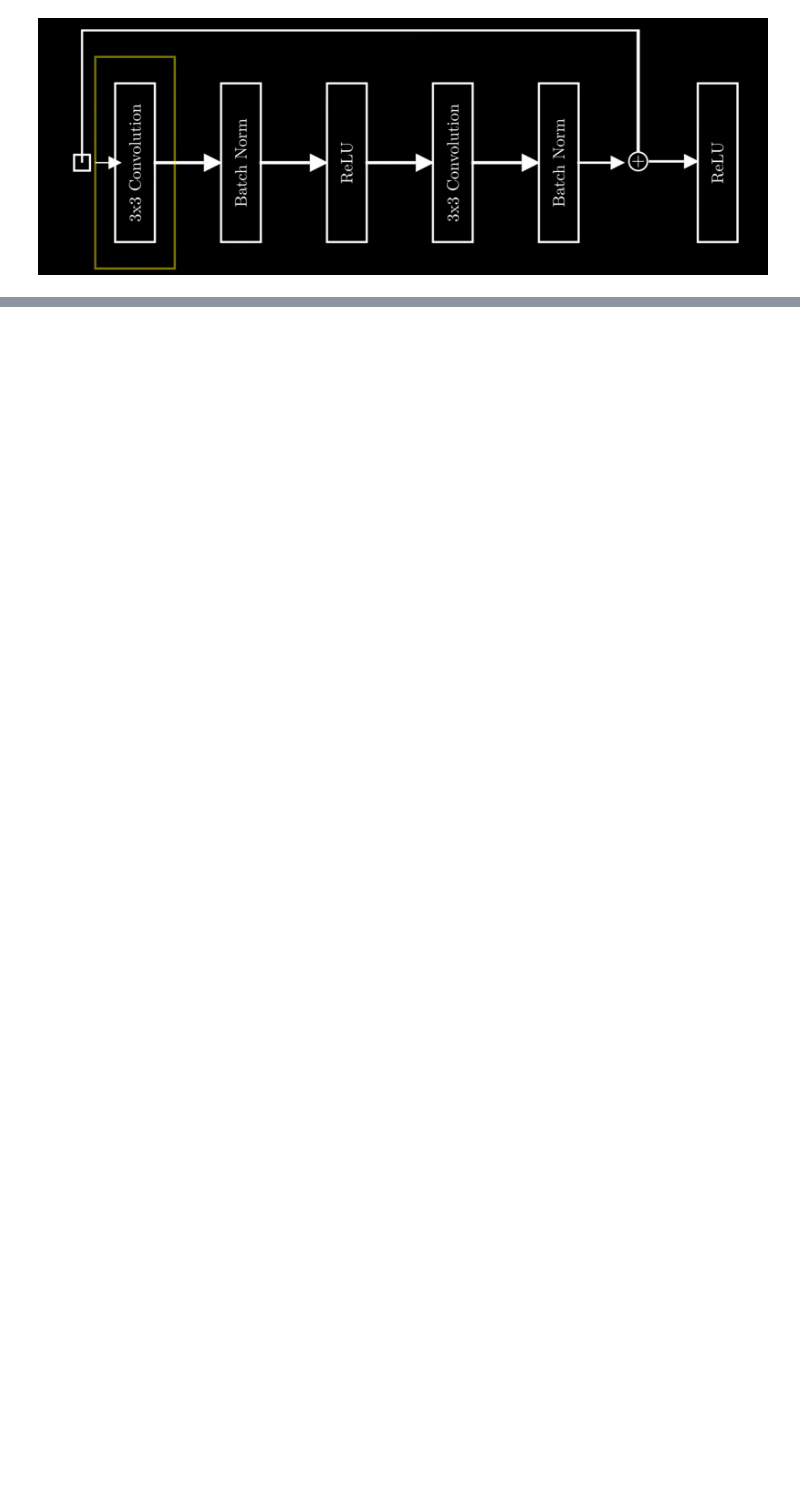
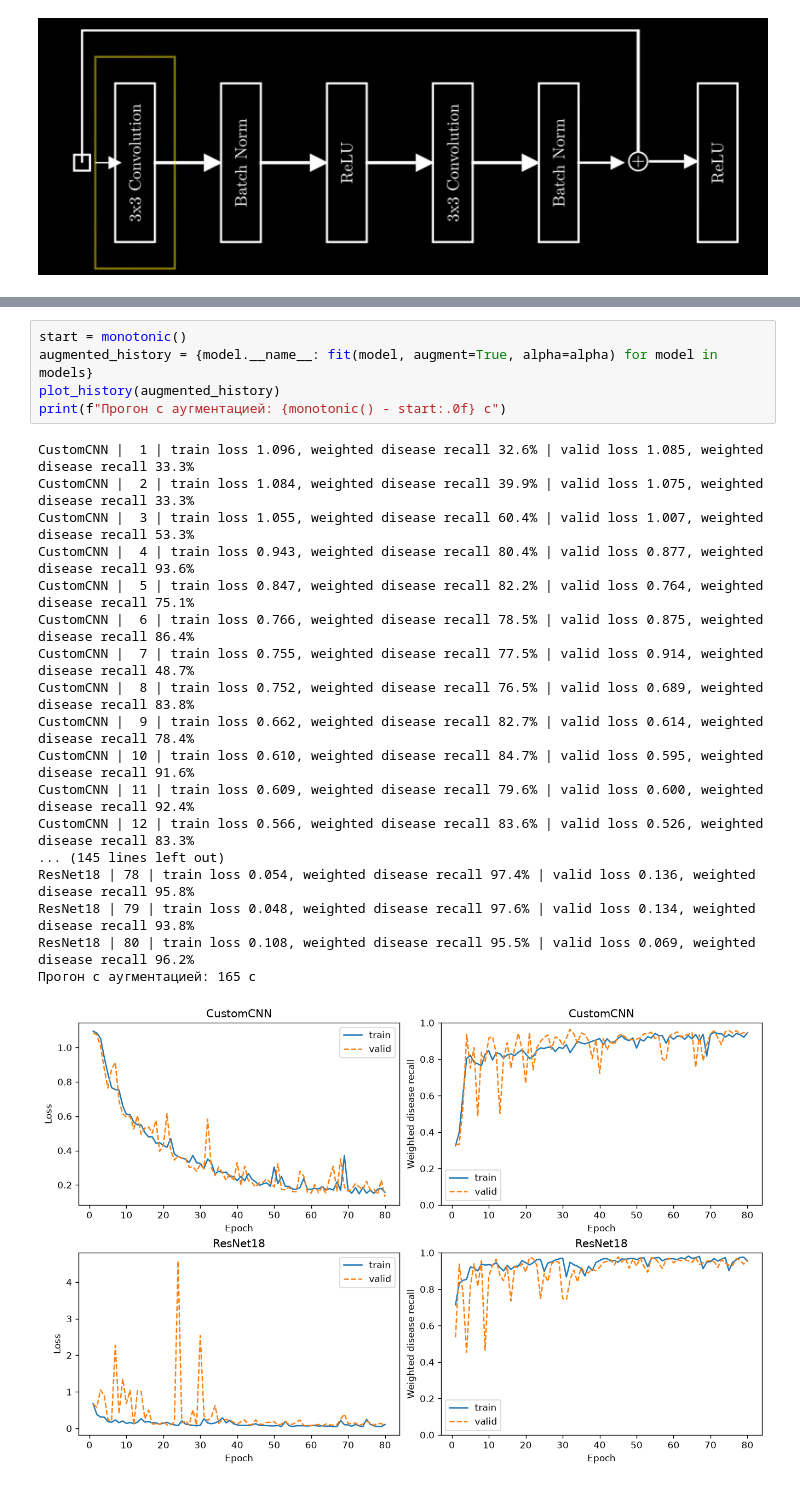
Before and after one commit to topi768/FEFU-7-Deep-ML, a Jupyter notebook: 2/1.ipynb, the cells around one changed output, grey strips where cells are left out. Saved outputs shown, nothing was run; the diff lists cells and outputs as text; blank space fills up the shorter version.

```diff
--- a/2/1.ipynb
+++ b/2/1.ipynb
@@ -26,0 +246,24 @@ plt.show()
+# %%
+start = monotonic()
+augmented_history = {model.__name__: fit(model, augment=True, alpha=alpha) for model in models}
+plot_history(augmented_history)
+print(f"Прогон с аугментацией: {monotonic() - start:.0f} с")
+# %% [output]
+CustomCNN |  1 | train loss 1.096, weighted disease recall 32.6% | valid loss 1.085, weighted disease recall 33.3%
+CustomCNN |  2 | train loss 1.084, weighted disease recall 39.9% | valid loss 1.075, weighted disease recall 33.3%
+CustomCNN |  3 | train loss 1.055, weighted disease recall 60.4% | valid loss 1.007, weighted disease recall 53.3%
+CustomCNN |  4 | train loss 0.943, weighted disease recall 80.4% | valid loss 0.877, weighted disease recall 93.6%
+CustomCNN |  5 | train loss 0.847, weighted disease recall 82.2% | valid loss 0.764, weighted disease recall 75.1%
+CustomCNN |  6 | train loss 0.766, weighted disease recall 78.5% | valid loss 0.875, weighted disease recall 86.4%
+CustomCNN |  7 | train loss 0.755, weighted disease recall 77.5% | valid loss 0.914, weighted disease recall 48.7%
+CustomCNN |  8 | train loss 0.752, weighted disease recall 76.5% | valid loss 0.689, weighted disease recall 83.8%
+CustomCNN |  9 | train loss 0.662, weighted disease recall 82.7% | valid loss 0.614, weighted disease recall 78.4%
+CustomCNN | 10 | train loss 0.610, weighted disease recall 84.7% | valid loss 0.595, weighted disease recall 91.6%
+CustomCNN | 11 | train loss 0.609, weighted disease recall 79.6% | valid loss 0.600, weighted disease recall 92.4%
+CustomCNN | 12 | train loss 0.566, weighted disease recall 83.6% | valid loss 0.526, weighted disease recall 83.3%
+... (145 lines left out)
+ResNet18 | 78 | train loss 0.054, weighted disease recall 97.4% | valid loss 0.136, weighted disease recall 95.8%
+ResNet18 | 79 | train loss 0.048, weighted disease recall 97.6% | valid loss 0.134, weighted disease recall 93.8%
+ResNet18 | 80 | train loss 0.108, weighted disease recall 95.5% | valid loss 0.069, weighted disease recall 96.2%
+Прогон с аугментацией: 165 с
+[figure, added]
```
Also changed, not shown: parts of 18 cells of this notebook.
